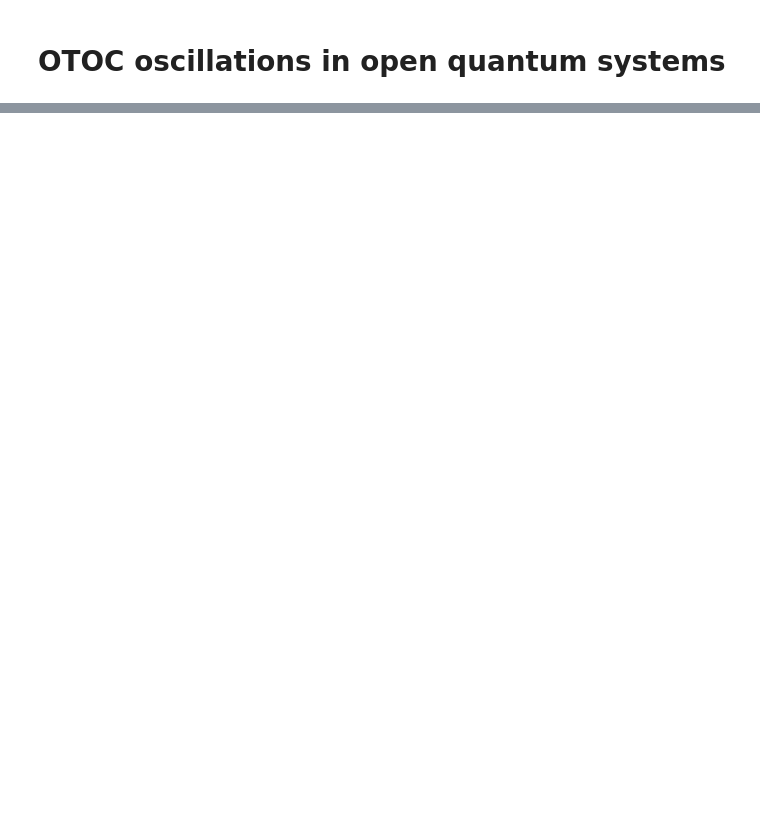
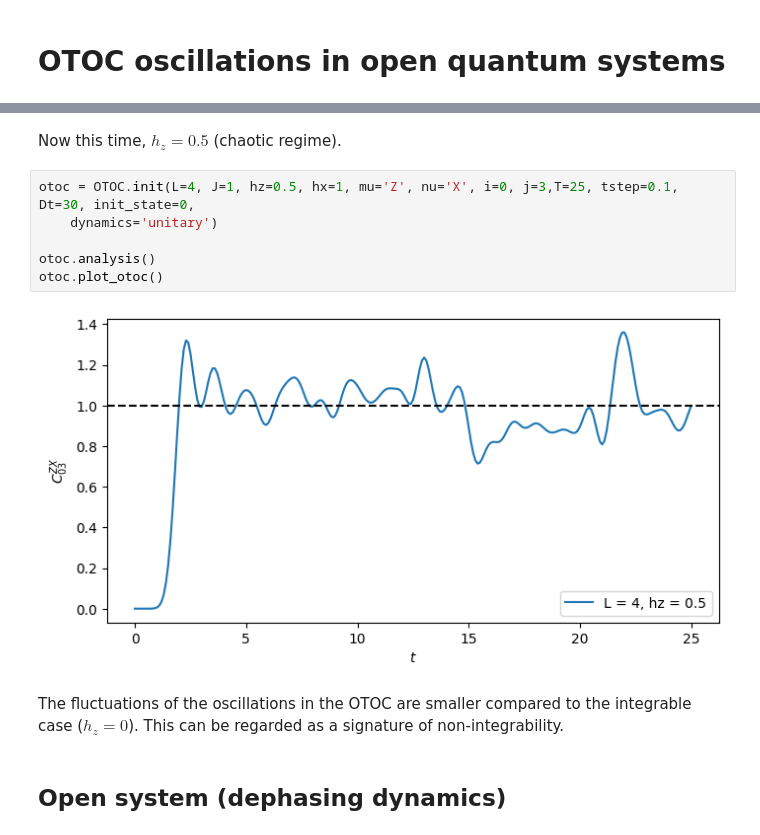
Before and after one commit to Kenji-Maeda/chaos, a Jupyter notebook: open_system.ipynb, the cells around one changed output, grey strips where cells are left out. Cells and saved outputs as stored; diff of their text form; blank space fills up the shorter version.

```diff
--- a/open_system.ipynb
+++ b/open_system.ipynb
@@ -16,0 +29,14 @@ where $D$ is the dimension of the Hilbert space.
+# %% [markdown]
+Now this time, $h_z = 0.5$ (chaotic regime).
+# %%
+otoc = OTOC.init(L=4, J=1, hz=0.5, hx=1, mu='Z', nu='X', i=0, j=3,T=25, tstep=0.1, Dt=30, init_state=0,
+    dynamics='unitary')
+
+otoc.analysis()
+otoc.plot_otoc()
+# %% [output]
+[figure, added]
+# %% [markdown]
+The fluctuations of the oscillations in the OTOC are smaller compared to the integrable case ($h_z = 0$). This can be regarded as a signature of non-integrability.
+# %% [markdown]
+## Open system (dephasing dynamics)
```
Also changed, not shown: parts of 39 cells of this notebook, 3 other files.
